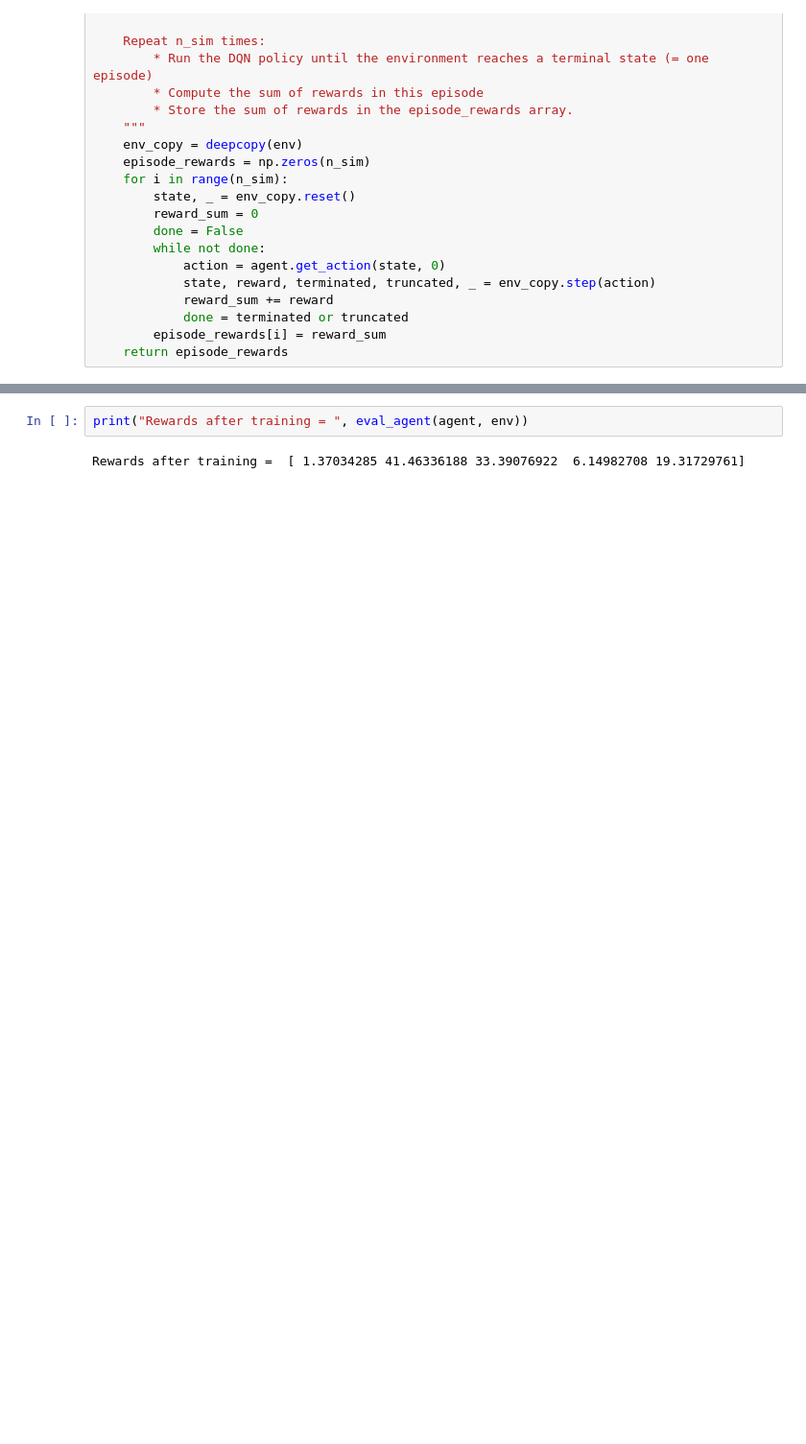
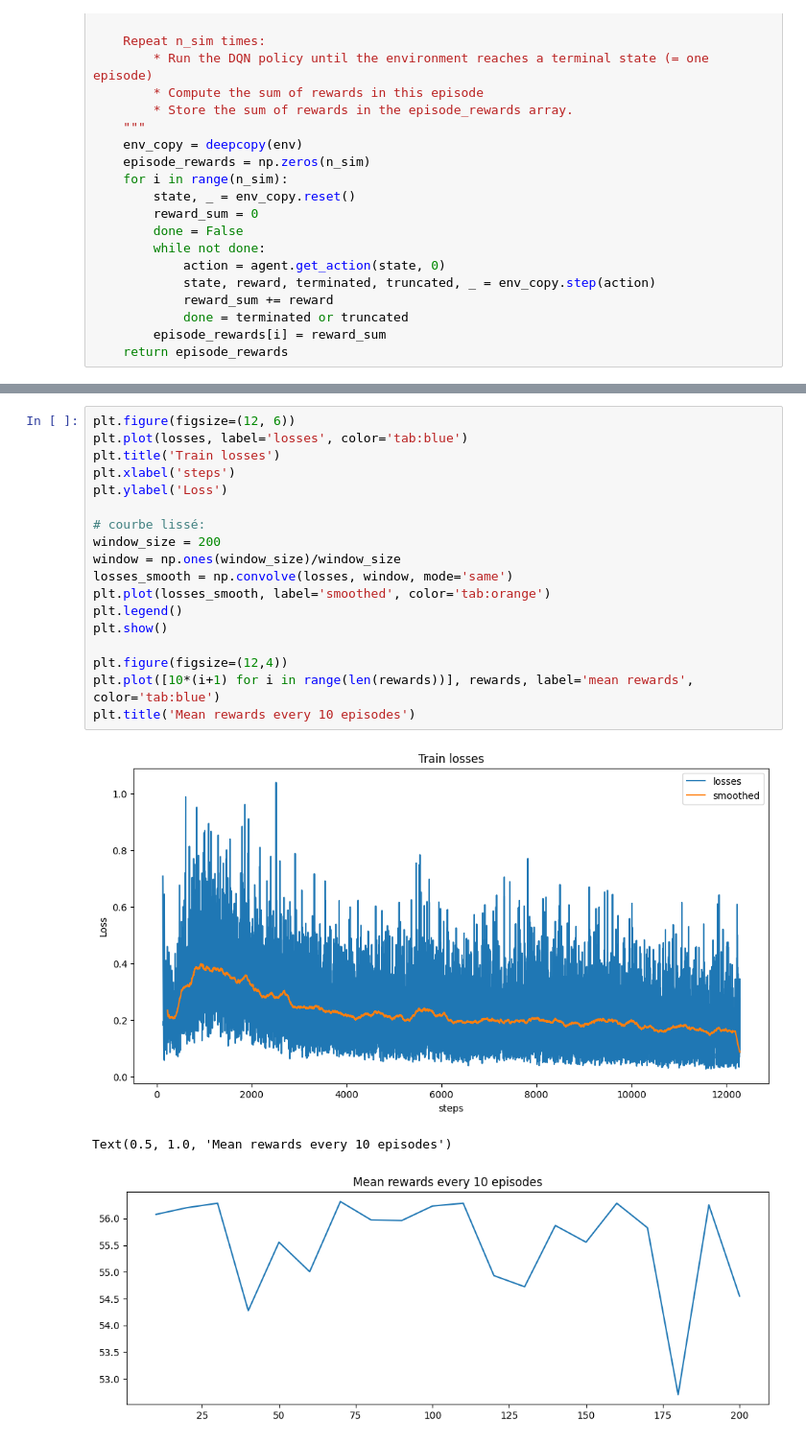
Before and after one commit to arthur-ln/projet-rl, a Jupyter notebook: task1.ipynb, the cells around one changed output, grey strips where cells are left out. Shown at 96% size. Cells and saved outputs as stored; diff of their text form; blank space fills up the shorter version.

```diff
--- a/task1.ipynb
+++ b/task1.ipynb
@@ -355,4 +384,22 @@ KeyboardInterrupt:
-# %%
-print("Rewards after training = ", eval_agent(agent, env))
-# %% [output]
-Rewards after training =  [ 1.37034285 41.46336188 33.39076922  6.14982708 19.31729761]
+# %%
+plt.figure(figsize=(12, 6))
+plt.plot(losses, label='losses', color='tab:blue')
+plt.title('Train losses')
+plt.xlabel('steps')
+plt.ylabel('Loss')
+
+# courbe lissé:
+window_size = 200
+window = np.ones(window_size)/window_size
+losses_smooth = np.convolve(losses, window, mode='same')
+plt.plot(losses_smooth, label='smoothed', color='tab:orange')
+plt.legend()
+plt.show()
+
+plt.figure(figsize=(12,4))
+plt.plot([10*(i+1) for i in range(len(rewards))], rewards, label='mean rewards', color='tab:blue')
+plt.title('Mean rewards every 10 episodes')
+# %% [output]
+[figure, added]
+Text(0.5, 1.0, 'Mean rewards every 10 episodes')
+[figure, added]
```
Also changed, not shown: parts of 13 cells of this notebook, 7 other files.
